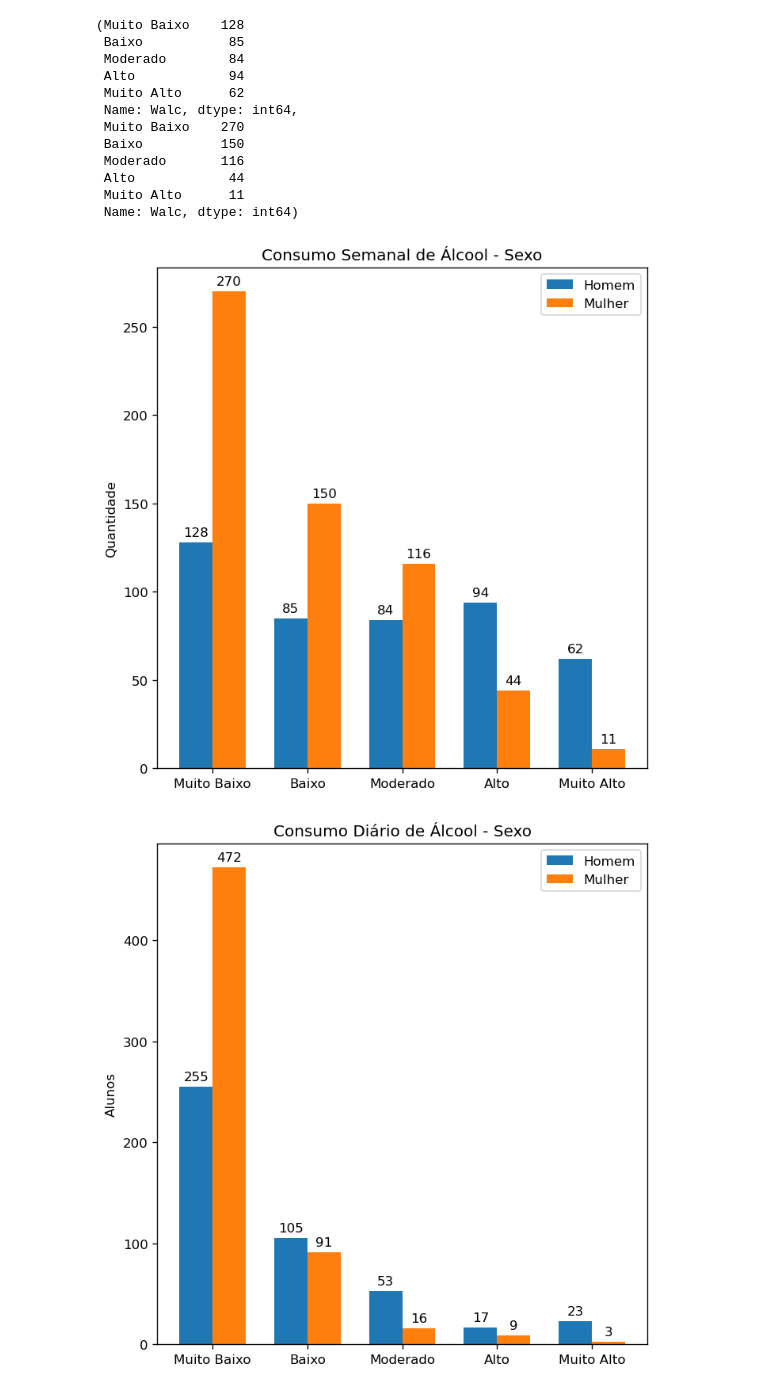
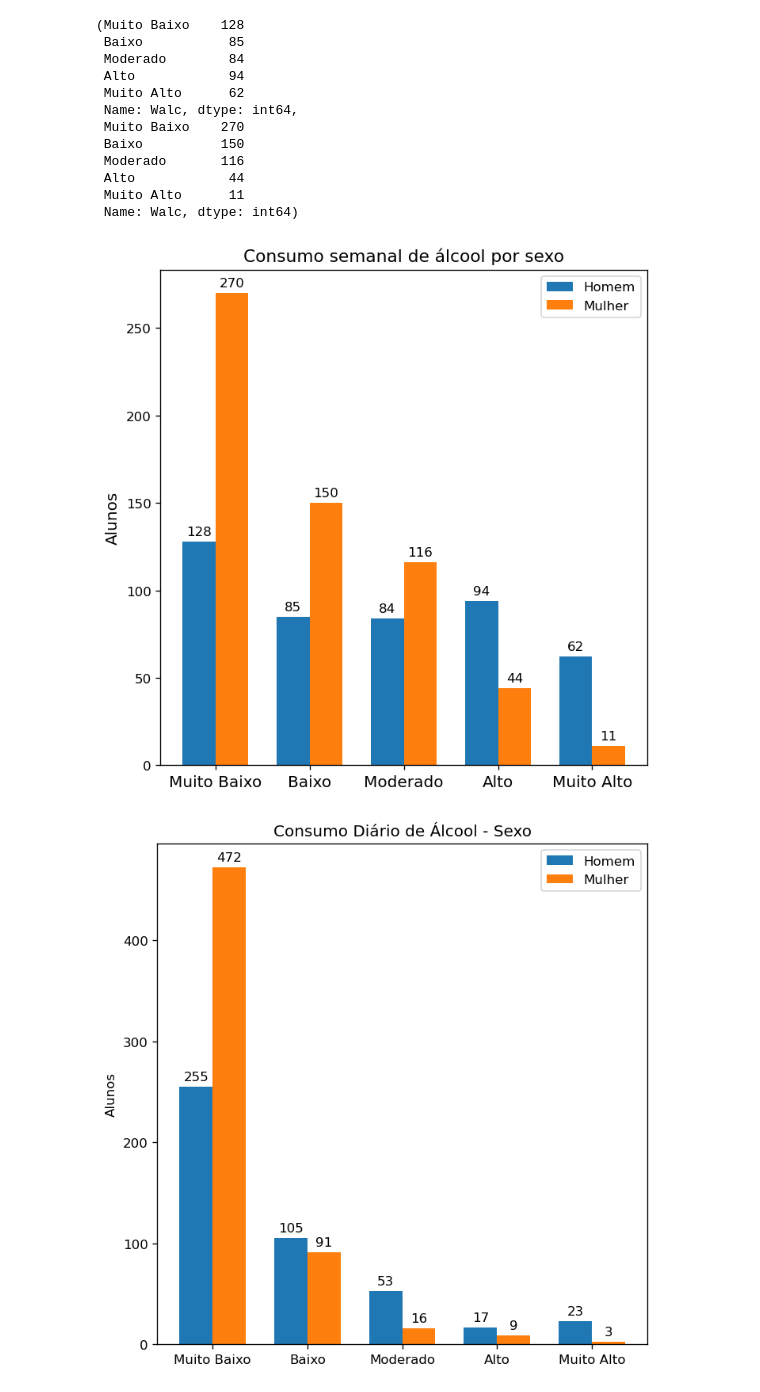
Before and after one commit to IamNivestar/exploratory_analysis_alcohol-effects, a Jupyter notebook: analysis_code.ipynb, the cells around one changed output. Saved outputs shown, nothing was run; the diff lists cells and outputs as text; code cells hidden in the pictures.

Commit message:
more graphs

```diff
--- a/analysis_code.ipynb
+++ b/analysis_code.ipynb
@@ -259,22 +259,22 @@ mulheres_walc = mulheres['Walc'].value_counts()[labels_consumo_alcool]
 # %%
 fig, ax = plt.subplots(figsize=(6, 6), dpi=120)
 x = np.arange(len(labels_consumo_alcool))
 width = 0.35
 
 rects1 = ax.bar(x - width/2, homens_walc, width, label='Homem')
 rects2 = ax.bar(x + width/2, mulheres_walc, width, label='Mulher')
 
-ax.set_ylabel('Quantidade')
-ax.set_title('Consumo Semanal de Álcool - Sexo')
-ax.set_xticks(x, labels_consumo_alcool)
+ax.set_ylabel('Alunos', fontsize= 12)
+ax.set_title('Consumo semanal de álcool por sexo', fontsize= 13)
+ax.set_xticks(x, labels_consumo_alcool, fontsize= 12)
 ax.legend()
 
 ax.bar_label(rects1, padding=3)
 ax.bar_label(rects2, padding=3)
 fig.tight_layout()
-#fig.savefig("consumo_sexo_semanal.png")
+fig.savefig("consumo_sexo_semanal.png")
 # %% [output]
-[figure, old version]
+[figure, new version]
 # %%
 homens_dalc = homens['Dalc'].value_counts()[labels_consumo_alcool]
 mulheres_dalc = mulheres['Dalc'].value_counts()[labels_consumo_alcool]
```
Also changed, not shown: parts of 40 cells of this notebook, 5 other files.
